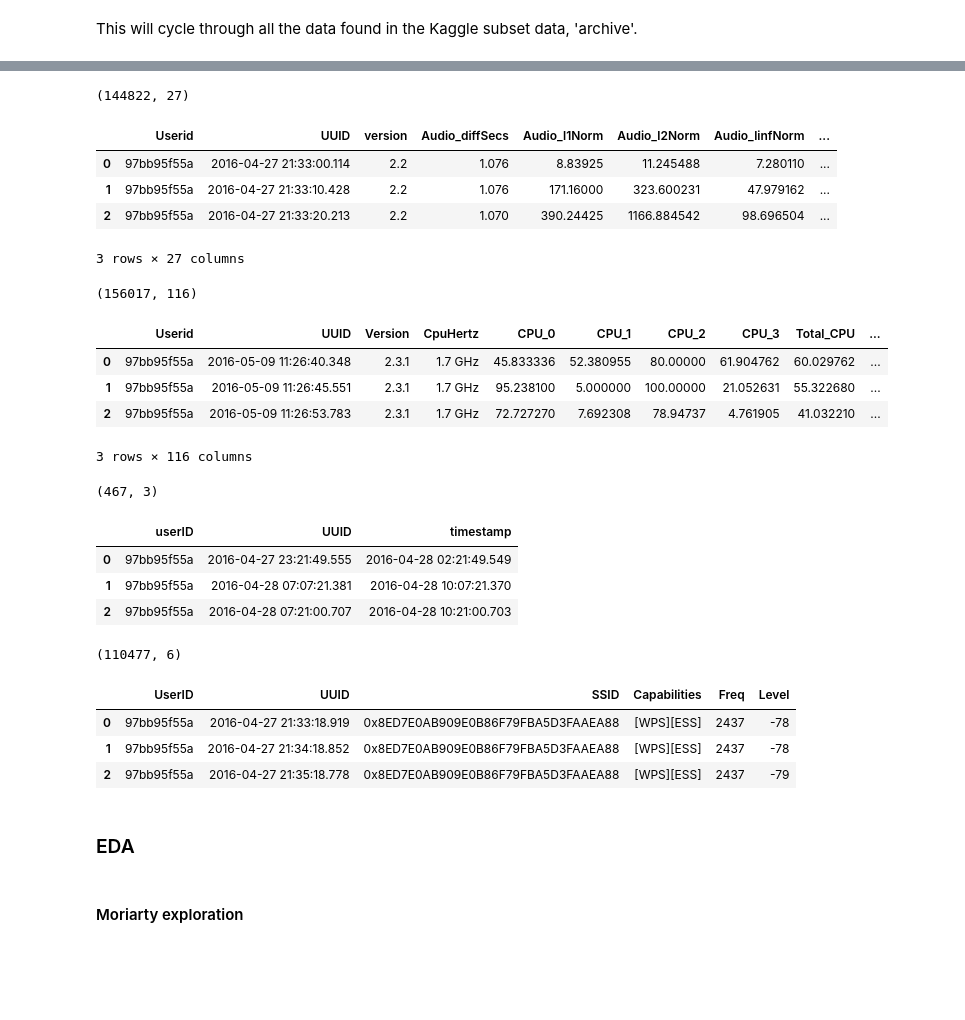
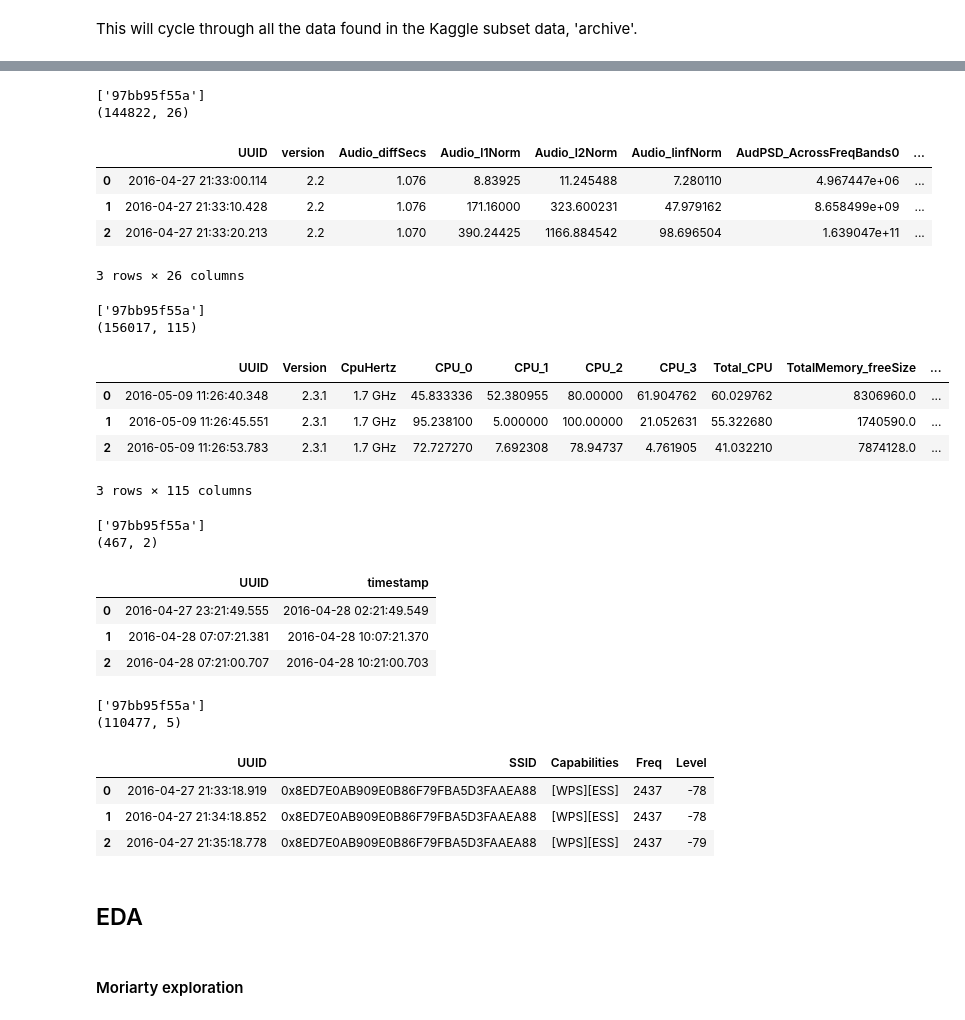
Before and after one commit to kentlingcampbell/project_SherLock, a Jupyter notebook: SherLock.ipynb, the cells around one changed output, grey strips where cells are left out. Cells and saved outputs as stored; diff of their text form; code cells hidden in the pictures; blank space fills up the shorter version.

```diff
--- a/SherLock.ipynb
+++ b/SherLock.ipynb
@@ -202,56 +227,72 @@ filename = './archive/T3.csv'
 T3 = pd.read_csv(filename, parse_dates=['Audio_timestemp',
                                         'Light_timestamp'], low_memory=False)
 T3['UUID'] = (pd.to_datetime(T3['UUID'], unit='ms'))
+#T3 = T3.set_index('UUID')
+print(T3['Userid'].unique())
+T3 = T3.drop(columns=['Userid'])
 print(T3.shape)
 T3.head(3)
 # %% [output]
-(144822, 27)
+['97bb95f55a']
+(144822, 26)
-|  | Userid | UUID | version | Audio_diffSecs | Audio_l1Norm | Audio_l2Norm | Audio_linfNorm | ... |
-| 0 | 97bb95f55a | 2016-04-27 21:33:00.114 | 2.2 | 1.076 | 8.83925 | 11.245488 | 7.280110 | ... |
-| 1 | 97bb95f55a | 2016-04-27 21:33:10.428 | 2.2 | 1.076 | 171.16000 | 323.600231 | 47.979162 | ... |
-| 2 | 97bb95f55a | 2016-04-27 21:33:20.213 | 2.2 | 1.070 | 390.24425 | 1166.884542 | 98.696504 | ... |
+|  | UUID | version | Audio_diffSecs | Audio_l1Norm | Audio_l2Norm | Audio_linfNorm | AudPSD_AcrossFreqBands0 | ... |
+| 0 | 2016-04-27 21:33:00.114 | 2.2 | 1.076 | 8.83925 | 11.245488 | 7.280110 | 4.967447e+06 | ... |
+| 1 | 2016-04-27 21:33:10.428 | 2.2 | 1.076 | 171.16000 | 323.600231 | 47.979162 | 8.658499e+09 | ... |
+| 2 | 2016-04-27 21:33:20.213 | 2.2 | 1.070 | 390.24425 | 1166.884542 | 98.696504 | 1.639047e+11 | ... |
-3 rows × 27 columns
+3 rows × 26 columns
 # %%
 filename = './archive/T4.csv'
 T4 = pd.read_csv(filename, parse_dates=['Traffic_timestamp',
                                         'Battery_timestamp'], low_memory=False)
 T4['UUID'] = (pd.to_datetime(T4['UUID'], unit='ms'))
 T4['btime'] = (pd.to_datetime(T4['btime'], unit='s'))
+#T4 = T4.set_index('UUID')
+print(T4['Userid'].unique())
+T4 = T4.drop(columns=['Userid'])
 print(T4.shape)
 T4.head(3)
 # %% [output]
-(156017, 116)
+['97bb95f55a']
+(156017, 115)
-|  | Userid | UUID | Version | CpuHertz | CPU_0 | CPU_1 | CPU_2 | CPU_3 | Total_CPU | ... |
-| 0 | 97bb95f55a | 2016-05-09 11:26:40.348 | 2.3.1 | 1.7 GHz | 45.833336 | 52.380955 | 80.00000 | 61.904762 | 60.029762 | ... |
-| 1 | 97bb95f55a | 2016-05-09 11:26:45.551 | 2.3.1 | 1.7 GHz | 95.238100 | 5.000000 | 100.00000 | 21.052631 | 55.322680 | ... |
-| 2 | 97bb95f55a | 2016-05-09 11:26:53.783 | 2.3.1 | 1.7 GHz | 72.727270 | 7.692308 | 78.94737 | 4.761905 | 41.032210 | ... |
+|  | UUID | Version | CpuHertz | CPU_0 | CPU_1 | CPU_2 | CPU_3 | Total_CPU | TotalMemory_freeSize | ... |
+| 0 | 2016-05-09 11:26:40.348 | 2.3.1 | 1.7 GHz | 45.833336 | 52.380955 | 80.00000 | 61.904762 | 60.029762 | 8306960.0 | ... |
+| 1 | 2016-05-09 11:26:45.551 | 2.3.1 | 1.7 GHz | 95.238100 | 5.000000 | 100.00000 | 21.052631 | 55.322680 | 1740590.0 | ... |
+| 2 | 2016-05-09 11:26:53.783 | 2.3.1 | 1.7 GHz | 72.727270 | 7.692308 | 78.94737 | 4.761905 | 41.032210 | 7874128.0 | ... |
-3 rows × 116 columns
+3 rows × 115 columns
-# %%
-filename = './archive/UserPresent.csv'
-UserPresent = pd.read_csv(filename, parse_dates=['timestamp'])
-UserPresent['UUID'] = (pd.to_datetime(UserPresent['UUID'], unit='ms'))
-print(UserPresent.shape)
-UserPresent.head(3)
-# %% [output]
-(467, 3)
-|  | userID | UUID | timestamp |
-| 0 | 97bb95f55a | 2016-04-27 23:21:49.555 | 2016-04-28 02:21:49.549 |
-| 1 | 97bb95f55a | 2016-04-28 07:07:21.381 | 2016-04-28 10:07:21.370 |
-| 2 | 97bb95f55a | 2016-04-28 07:21:00.707 | 2016-04-28 10:21:00.703 |
+# %%
+filename = './archive/UserPresent.csv'
+UserPresent = pd.read_csv(filename, parse_dates=['timestamp'])
+UserPresent['UUID'] = (pd.to_datetime(UserPresent['UUID'], unit='ms'))
+#UserPresent = UserPresent.set_index('UUID')
+print(UserPresent['userID'].unique())
+UserPresent = UserPresent.drop(columns=['userID'])
+print(UserPresent.shape)
+UserPresent.head(3)
+# %% [output]
+['97bb95f55a']
+(467, 2)
+|  | UUID | timestamp |
+| 0 | 2016-04-27 23:21:49.555 | 2016-04-28 02:21:49.549 |
+| 1 | 2016-04-28 07:07:21.381 | 2016-04-28 10:07:21.370 |
+| 2 | 2016-04-28 07:21:00.707 | 2016-04-28 10:21:00.703 |
 # %%
 filename = './archive/Wifi.csv'
 Wifi = pd.read_csv(filename)
 Wifi['UUID'] = (pd.to_datetime(Wifi['UUID'], unit='ms'))
+#Wifi = Wifi.set_index('UUID')
+print(Wifi['UserID'].unique())
+Wifi = Wifi.drop(columns=['UserID'])
 print(Wifi.shape)
 Wifi.head(3)
 # %% [output]
-(110477, 6)
+['97bb95f55a']
+(110477, 5)
-|  | UserID | UUID | SSID | Capabilities | Freq | Level |
-| 0 | 97bb95f55a | 2016-04-27 21:33:18.919 | 0x8ED7E0AB909E0B86F79FBA5D3FAAEA88 | [WPS][ESS] | 2437 | -78 |
-| 1 | 97bb95f55a | 2016-04-27 21:34:18.852 | 0x8ED7E0AB909E0B86F79FBA5D3FAAEA88 | [WPS][ESS] | 2437 | -78 |
-| 2 | 97bb95f55a | 2016-04-27 21:35:18.778 | 0x8ED7E0AB909E0B86F79FBA5D3FAAEA88 | [WPS][ESS] | 2437 | -79 |
+|  | UUID | SSID | Capabilities | Freq | Level |
+| 0 | 2016-04-27 21:33:18.919 | 0x8ED7E0AB909E0B86F79FBA5D3FAAEA88 | [WPS][ESS] | 2437 | -78 |
+| 1 | 2016-04-27 21:34:18.852 | 0x8ED7E0AB909E0B86F79FBA5D3FAAEA88 | [WPS][ESS] | 2437 | -78 |
+| 2 | 2016-04-27 21:35:18.778 | 0x8ED7E0AB909E0B86F79FBA5D3FAAEA88 | [WPS][ESS] | 2437 | -79 |
 # %% [markdown]
-### EDA
+## EDA
 # %% [markdown]
 #### Moriarty exploration
 # %%
```
Also changed, not shown: parts of 37 cells of this notebook.
